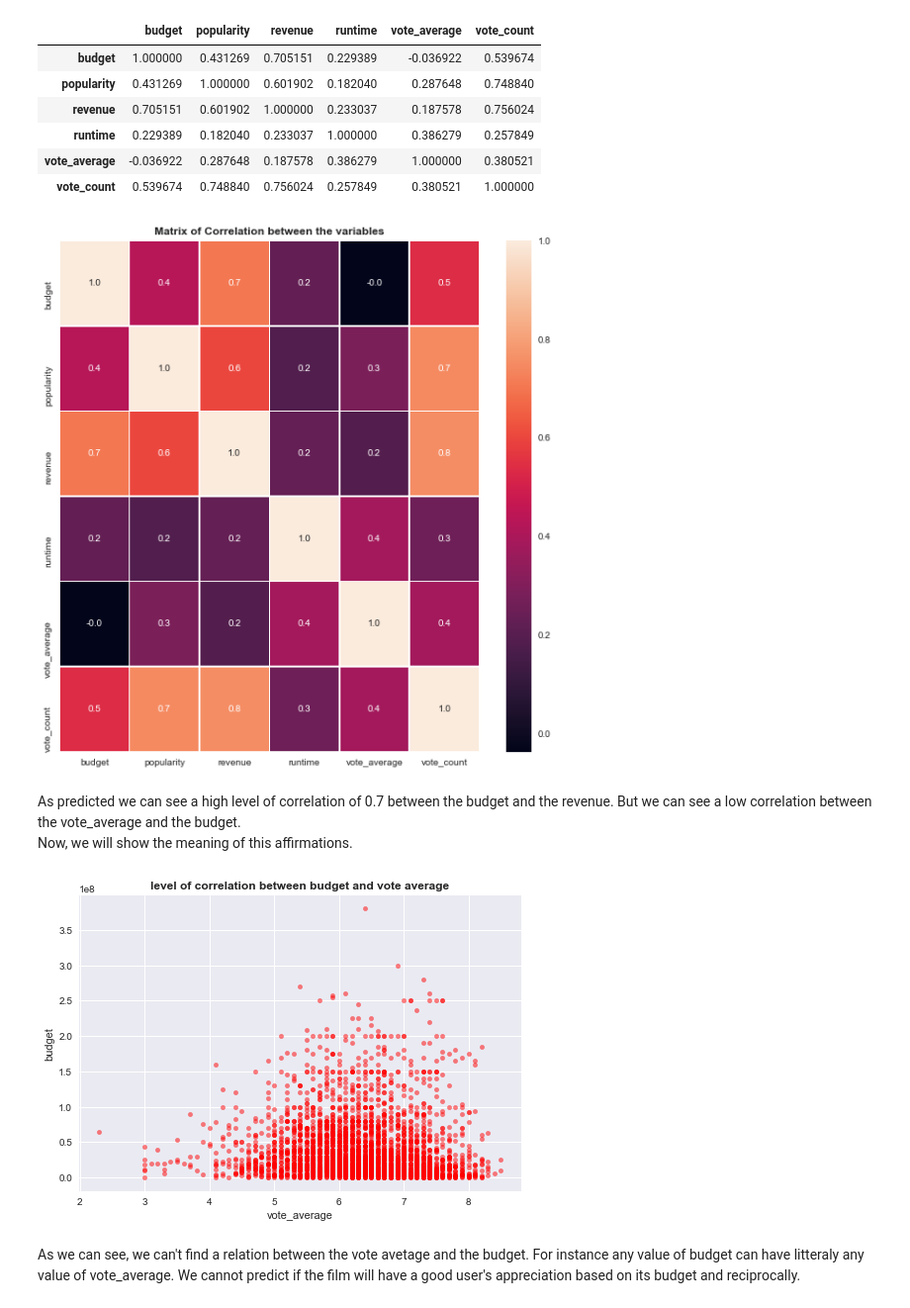
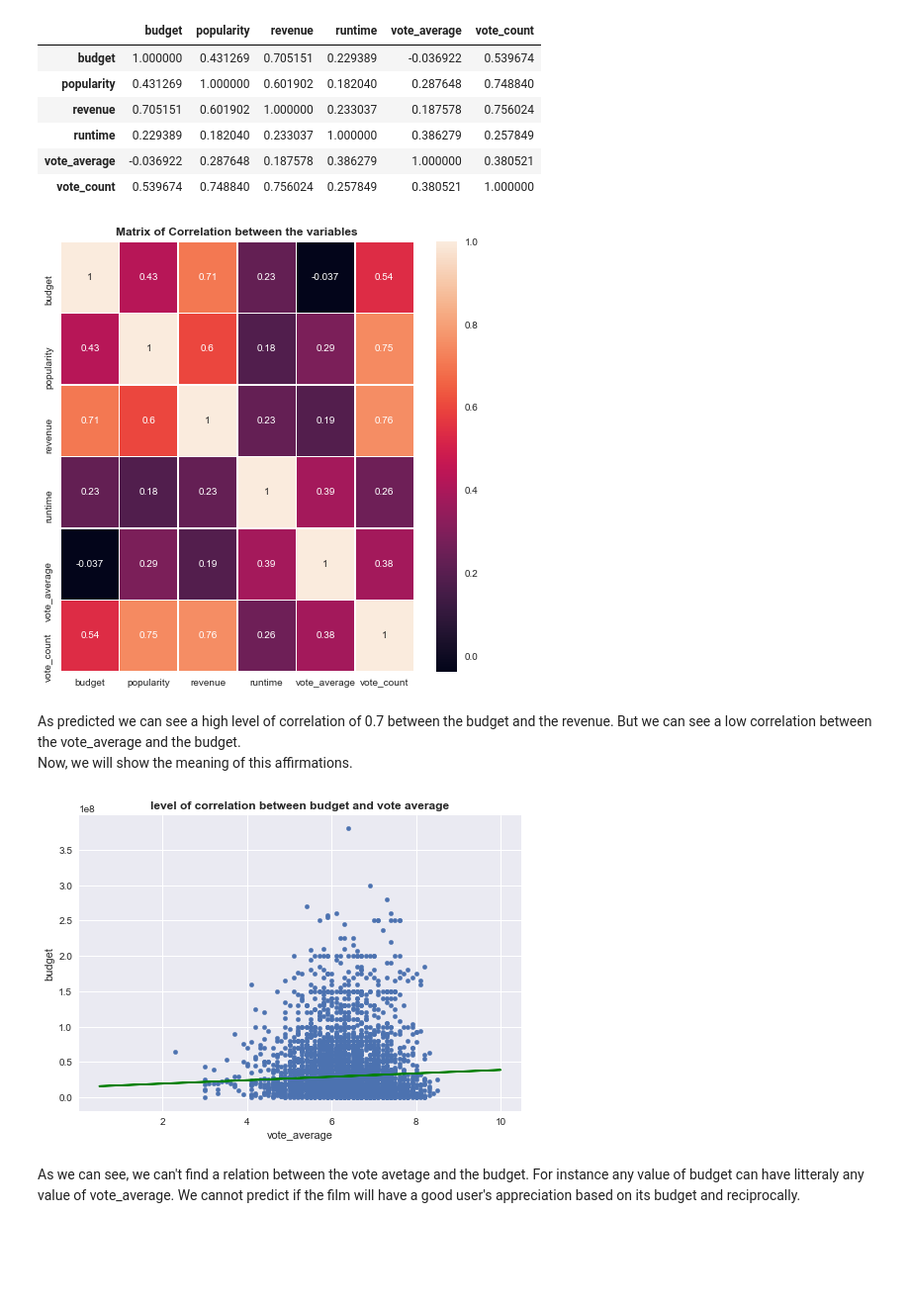
Before and after one commit to Ellana42/projet_info, a Jupyter notebook: rating_movies.ipynb, the cells around one changed output. Shown at 99% size. Drawn from its saved outputs; the diff is of its cells as text; code cells hidden in the pictures; blank space fills up the shorter version.

```diff
--- a/rating_movies.ipynb
+++ b/rating_movies.ipynb
@@ -393,24 +393,26 @@ revenue_budget.corr()
 | vote_count | 0.539674 | 0.748840 | 0.756024 | 0.257849 | 0.380521 | 1.000000 |
 # %%
 ## Correlation map visualisation
-f,ax = plt.subplots(figsize = (10,10))
-sns.heatmap(revenue_budget.corr(), annot = True, linewidths=.5, fmt = '.1f', ax = ax)
+f,ax = plt.subplots(figsize = (8,8))
+sns.heatmap(revenue_budget.corr(), annot = True, linewidths=.5, ax = ax)
 plt.title('Matrix of Correlation between the variables',weight='bold')
 plt.show()
 # %% [output]
-[figure, old version]
+[figure, new version]
 # %% [markdown]
 As predicted we can see a high level of correlation of 0.7 between the budget and the revenue. But we can see a low correlation between the vote_average and the budget.
 Now, we will show the meaning of this affirmations.
 # %%
 #showing the level of correlation between budget and vote_average using Scatter Plot
-revenue_budget.plot(kind='scatter', x='vote_average', y='budget', alpha=.5, color='r')
+revenue_budget.plot(kind='scatter', x='vote_average', y='budget')
 plt.xlabel('vote_average')
 plt.ylabel('budget')
 plt.title('level of correlation between budget and vote average', weight='bold')
+m, b = np.polyfit(data.vote_average, data.budget, 1)
+plt.plot(data.vote_average, m*data.vote_average + b, color='g')
 plt.show()
 # %% [output]
-[figure, old version]
+[figure, new version]
 # %% [markdown]
 As we can see, we can't find a relation between the vote avetage and the budget. For instance any value of budget can have litteraly any value of vote_average. We cannot predict if the film will have a good user's appreciation based on its budget and reciprocally.
 # %%
```
Also changed, not shown: parts of 20 cells of this notebook.
